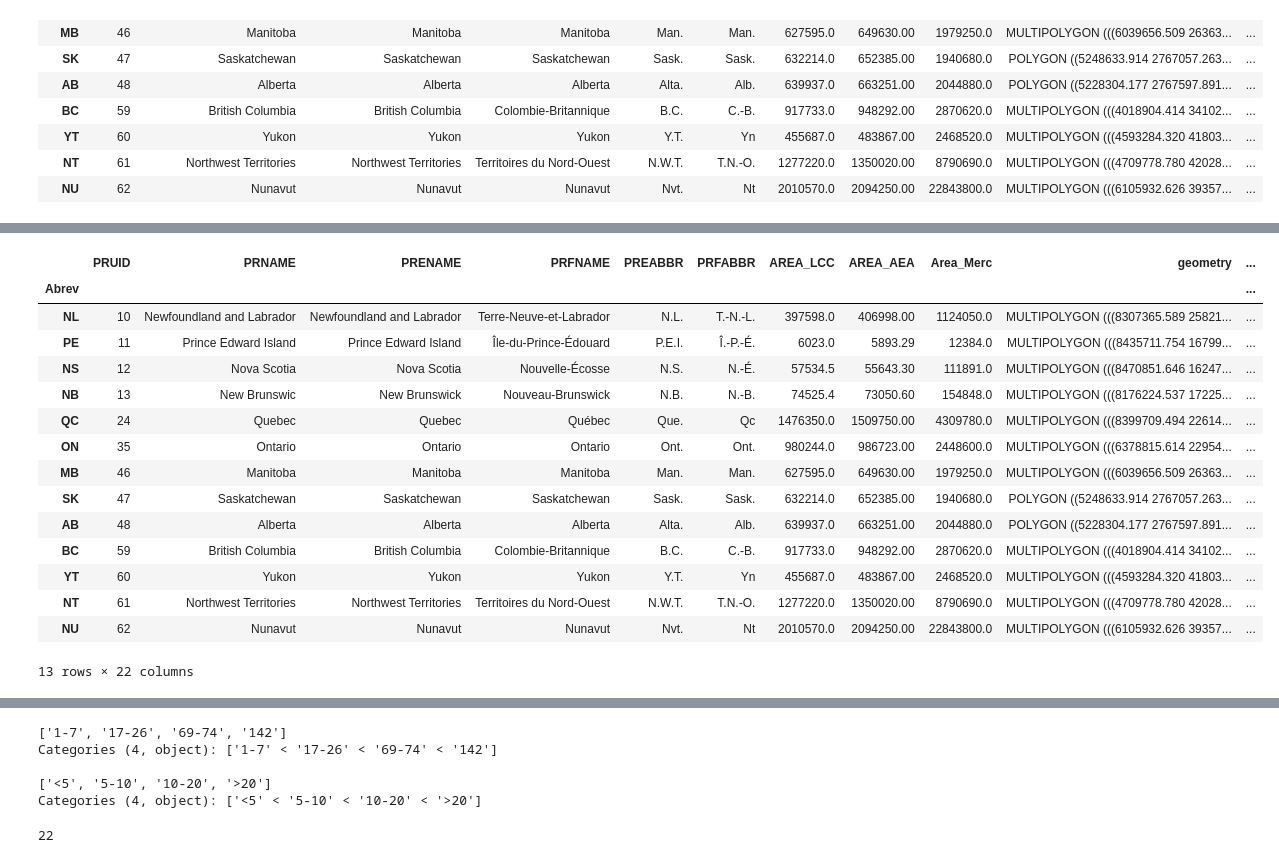
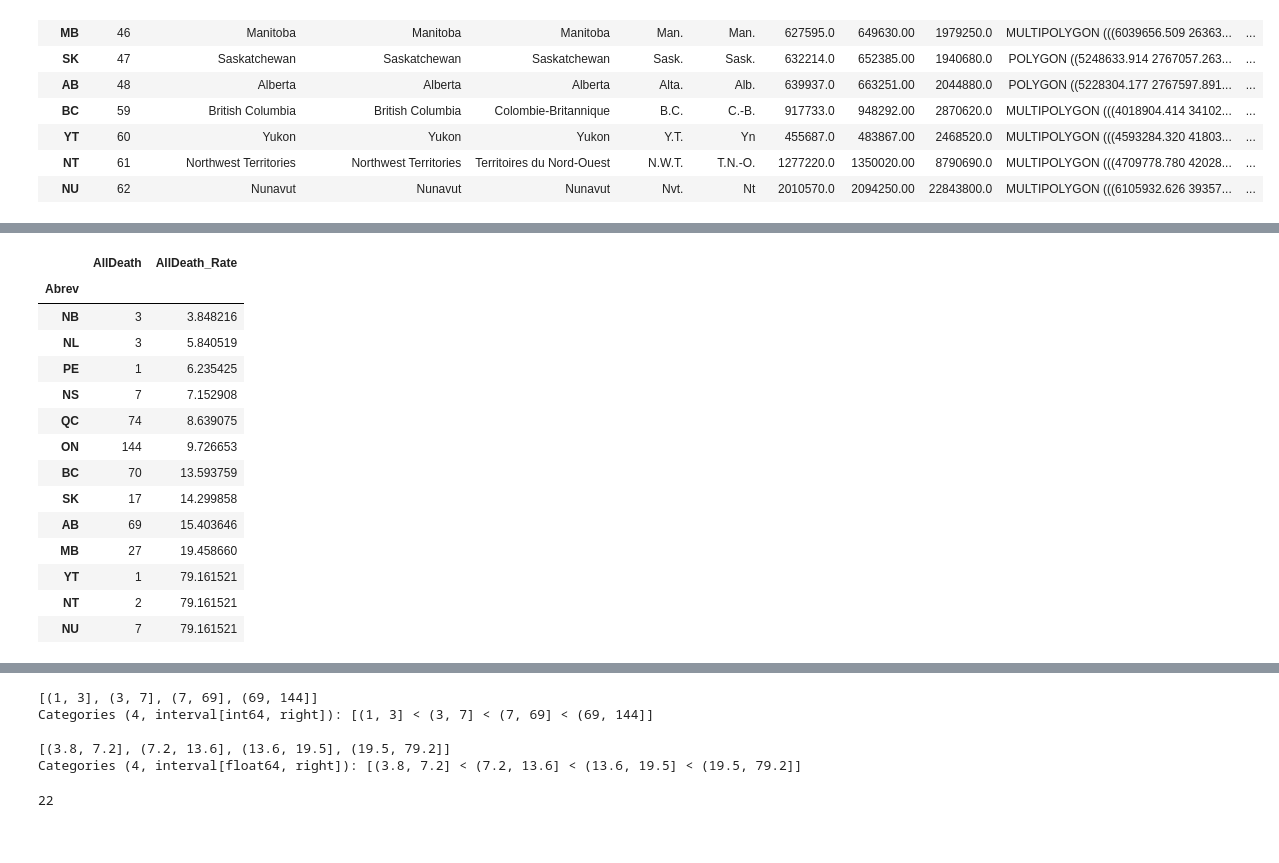
Before and after one commit to Police-Involved-Deaths-CA/Data, a Jupyter notebook: Data_Overview.ipynb, the cells around one changed output, grey strips where cells are left out. Saved outputs shown, nothing was run; the diff lists cells and outputs as text; code cells hidden in the pictures.

```diff
--- a/Data_Overview.ipynb
+++ b/Data_Overview.ipynb
@@ -228,28 +228,27 @@ Name: AllDeath_Rate, dtype: float64
 # %%
 North_Pop = CA.loc[((CA.population<=1e5)),'population'].sum()
 North_Deaths = CA.loc[((CA.population<=1e5)),'AllDeath'].sum()
 # North
 CA.loc[((CA.population<=1e5)),'AllDeath_Rate'] = North_Deaths/North_Pop*1e6
 # CA['population'].sort_values()
-# CA[['AllDeath','AllDeath_Rate']].sort_values(by='AllDeath_Rate')
-CA
+CA[['AllDeath','AllDeath_Rate']].sort_values(by='AllDeath_Rate')
+# CA
 # %% [output]
-|  | PRUID | PRNAME | PRENAME | PRFNAME | PREABBR | PRFABBR | AREA_LCC | AREA_AEA | Area_Merc | geometry | ... |
-| Abrev |  |  |  |  |  |  |  |  |  |  | ... |
-| NL | 10 | Newfoundland and Labrador | Newfoundland and Labrador | Terre-Neuve-et-Labrador | N.L. | T.-N.-L. | 397598.0 | 406998.00 | 1124050.0 | MULTIPOLYGON (((8307365.589 25821... | ... |
-| PE | 11 | Prince Edward Island | Prince Edward Island | Île-du-Prince-Édouard | P.E.I. | Î.-P.-É. | 6023.0 | 5893.29 | 12384.0 | MULTIPOLYGON (((8435711.754 16799... | ... |
-| NS | 12 | Nova Scotia | Nova Scotia | Nouvelle-Écosse | N.S. | N.-É. | 57534.5 | 55643.30 | 111891.0 | MULTIPOLYGON (((8470851.646 16247... | ... |
-| NB | 13 | New Brunswic | New Brunswick | Nouveau-Brunswick | N.B. | N.-B. | 74525.4 | 73050.60 | 154848.0 | MULTIPOLYGON (((8176224.537 17225... | ... |
-| QC | 24 | Quebec | Quebec | Québec | Que. | Qc | 1476350.0 | 1509750.00 | 4309780.0 | MULTIPOLYGON (((8399709.494 22614... | ... |
-| ON | 35 | Ontario | Ontario | Ontario | Ont. | Ont. | 980244.0 | 986723.00 | 2448600.0 | MULTIPOLYGON (((6378815.614 22954... | ... |
-| MB | 46 | Manitoba | Manitoba | Manitoba | Man. | Man. | 627595.0 | 649630.00 | 1979250.0 | MULTIPOLYGON (((6039656.509 26363... | ... |
-| SK | 47 | Saskatchewan | Saskatchewan | Saskatchewan | Sask. | Sask. | 632214.0 | 652385.00 | 1940680.0 | POLYGON ((5248633.914 2767057.263... | ... |
-| AB | 48 | Alberta | Alberta | Alberta | Alta. | Alb. | 639937.0 | 663251.00 | 2044880.0 | POLYGON ((5228304.177 2767597.891... | ... |
-| BC | 59 | British Columbia | British Columbia | Colombie-Britannique | B.C. | C.-B. | 917733.0 | 948292.00 | 2870620.0 | MULTIPOLYGON (((4018904.414 34102... | ... |
-| YT | 60 | Yukon | Yukon | Yukon | Y.T. | Yn | 455687.0 | 483867.00 | 2468520.0 | MULTIPOLYGON (((4593284.320 41803... | ... |
-| NT | 61 | Northwest Territories | Northwest Territories | Territoires du Nord-Ouest | N.W.T. | T.N.-O. | 1277220.0 | 1350020.00 | 8790690.0 | MULTIPOLYGON (((4709778.780 42028... | ... |
-| NU | 62 | Nunavut | Nunavut | Nunavut | Nvt. | Nt | 2010570.0 | 2094250.00 | 22843800.0 | MULTIPOLYGON (((6105932.626 39357... | ... |
+|  | AllDeath | AllDeath_Rate |
+| Abrev |  |  |
+| NB | 3 | 3.848216 |
+| NL | 3 | 5.840519 |
+| PE | 1 | 6.235425 |
+| NS | 7 | 7.152908 |
+| QC | 74 | 8.639075 |
+| ON | 144 | 9.726653 |
+| BC | 70 | 13.593759 |
+| SK | 17 | 14.299858 |
+| AB | 69 | 15.403646 |
+| MB | 27 | 19.458660 |
+| YT | 1 | 79.161521 |
+| NT | 2 | 79.161521 |
+| NU | 7 | 79.161521 |
-13 rows × 22 columns
 # %%
 
 fig,axes=plt.subplots(1,2,figsize=(8,4))
@@ -265,13 +264,13 @@ Plots = [axes[0],axes[1]]
 columns = ['AllDeath','AllDeath_Rate']
 Titles = ['Police Involved Deaths Since 2016','Deaths per Million Residents']
 
-Break = '_MB'
+Break = '_QB'
 
 
 Totals = [0,10,50,100,150]
-Totals_L = ['1-7','17-26','69-74','142']
+Totals_L = ['1-7','17-26','69-74','144']
 Rates = [0,5,10,20,200]
-Rates_L = ['<5','5-10','10-20','>20']
+Rates_L = ['<5','5-10','10-20','>23']
 # Totals = [0,25,100,200,500
 # Totals_L = ['<=25','26-100','101-200','>200']
 # Rates = [0,.5,1,2,100]
@@ -369,18 +368,18 @@ for Title, column,ax in zip(Titles, columns,Plots):
 # plt.suptitle('Police Involved Deaths (Since 2016)')
 
 # CA.loc[CA[Map_Col]==klass]
-axes[0].text(0,-0.1, "Data Source: https://github.com/PID-CA/Data", size=10, ha="left",
+axes[0].text(0,-0.1, "Source: https://police-involved-deaths-ca.github.io/Data/  By: June Skeeter (Nov 1, 2021)", size=10, ha="left",
          transform=axes[0].transAxes)
-axes[1].text(0,-0.1, "Map Created By: June Skeeter (Nov 1, 2021)", size=10, ha="left",
-         transform=axes[1].transAxes)
+# axes[1].text(0,-0.1, "Map Created By: June Skeeter (Nov 1, 2021)", size=10, ha="left",
+#          transform=axes[1].transAxes)
 
 plt.savefig('docs/PID_by_Prov.png',dpi=400)
 # %% [output]
-['1-7', '17-26', '69-74', '142']
-Categories (4, object): ['1-7' < '17-26' < '69-74' < '142']
+[(1, 3], (3, 7], (7, 69], (69, 144]]
+Categories (4, interval[int64, right]): [(1, 3] < (3, 7] < (7, 69] < (69, 144]]
 
-['<5', '5-10', '10-20', '>20']
-Categories (4, object): ['<5' < '5-10' < '10-20' < '>20']
+[(3.8, 7.2], (7.2, 13.6], (13.6, 19.5], (19.5, 79.2]]
+Categories (4, interval[float64, right]): [(3.8, 7.2] < (7.2, 13.6] < (13.6, 19.5] < (19.5, 79.2]]
 # %%
 name_Keys['Pop_Trend']={}
 # X = sm.add_constant(X)
```
Also changed, not shown: parts of 2 cells of this notebook, 9 other files.
